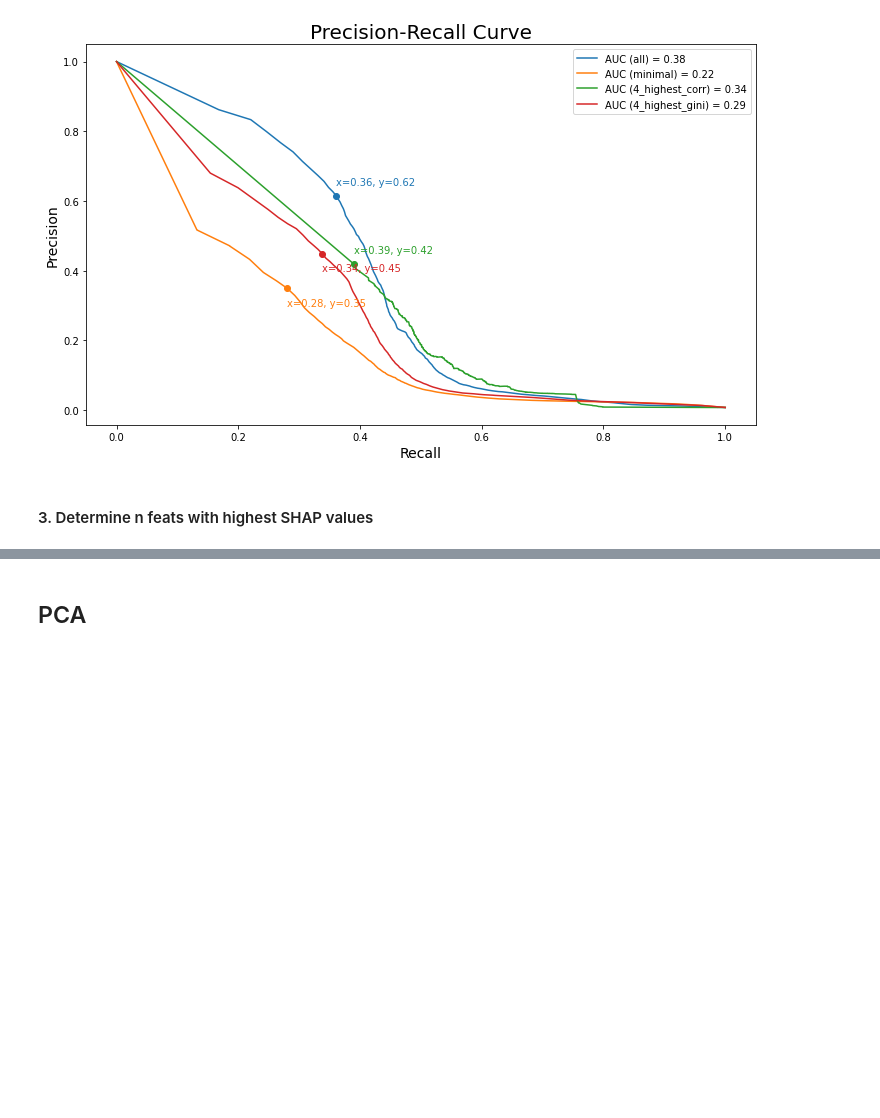
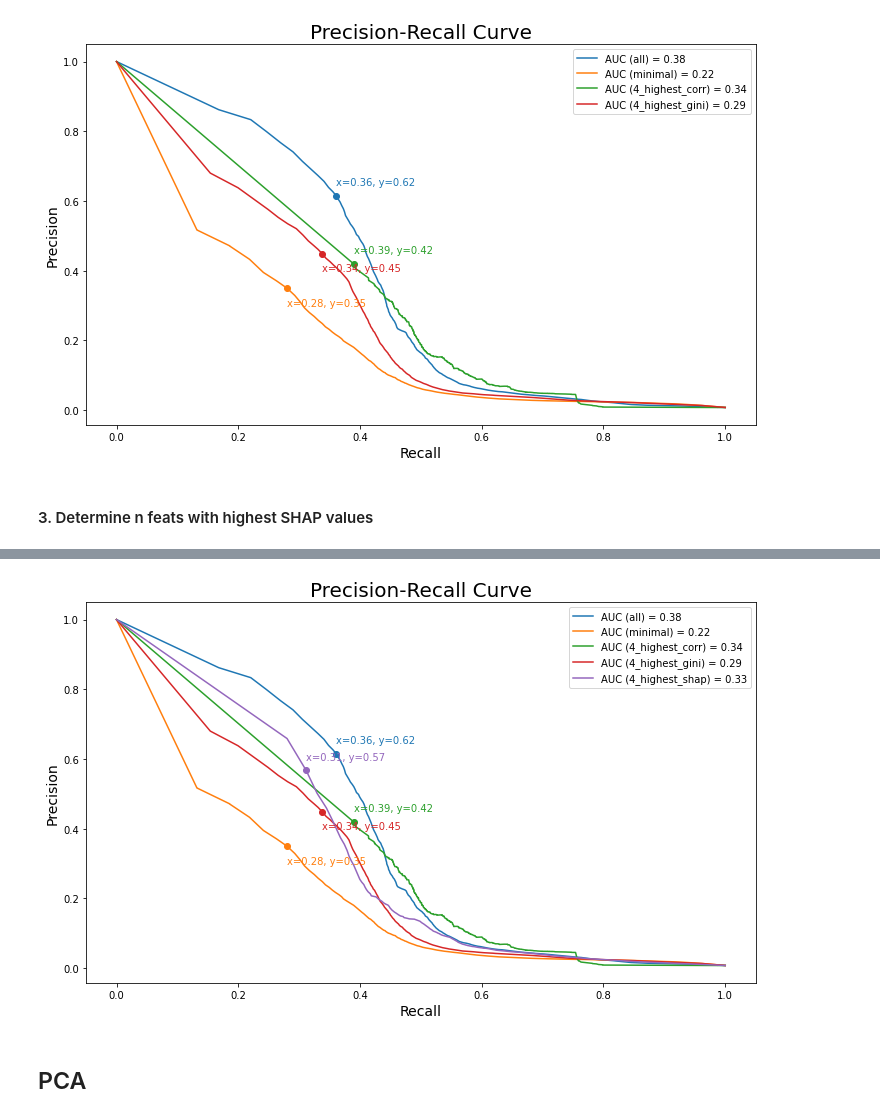
Before and after one commit to mikrzol/ML_bacteriophage_host_predicting, a Jupyter notebook: feature_exploration.ipynb, the cells around one changed output, grey strips where cells are left out. Cells and saved outputs as stored; diff of their text form; code cells hidden in the pictures; blank space fills up the shorter version.

Commit message:
add shap values-based feature selection

```diff
--- a/feature_exploration.ipynb
+++ b/feature_exploration.ipynb
@@ -7,10 +7,10 @@ import matplotlib.pyplot as plt
 from joblib import dump, load
 # %%
 # df_all = pd.read_csv('test/df_all.tsv', sep='\t')
-df_all_small = pd.read_csv('test/df_all_small.tsv', sep='\t')
-learning_df = pd.read_csv('test/learning_df.tsv', sep='\t')
+df_all_small = pd.read_csv('test/dfs&results/df_all_small.tsv', sep='\t')
+learning_df = pd.read_csv('test/dfs&results/learning_df.tsv', sep='\t')
 # results = load('test/results.joblib')
-results_small = load('test/results_small.joblib')
+results_small = load('test/dfs&results/results_small.joblib')
 # %%
 df_all_small.head()
 # %% [output]
@@ -361,3 +378,15 @@ draw_precision_recall_curve([df_all_small, results_dfs['minimal'], results_dfs['
+# %%
+draw_precision_recall_curve(
+    [df_all_small,
+    results_dfs['minimal'],
+    results_dfs['4_highest_corr'],
+    results_dfs['4_highest_gini'],
+    results_dfs['4_highest_shap']
+    ],
+    ['all', 'minimal', '4_highest_corr', '4_highest_gini', '4_highest_shap']
+)
+# %% [output]
+[figure, added]
 # %% [markdown]
 ## PCA
 # %%
```
Also changed, not shown: parts of 5 cells of this notebook.
